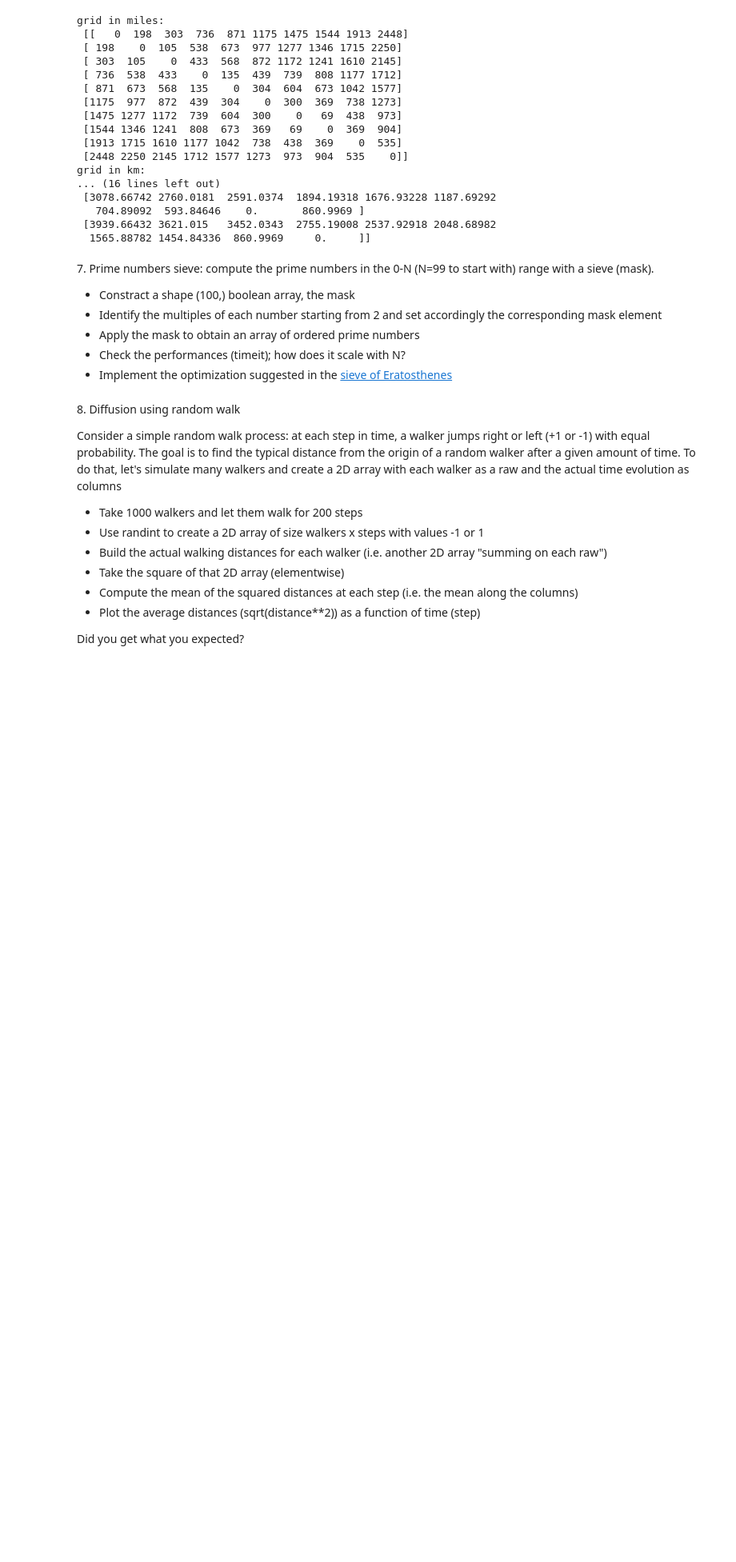
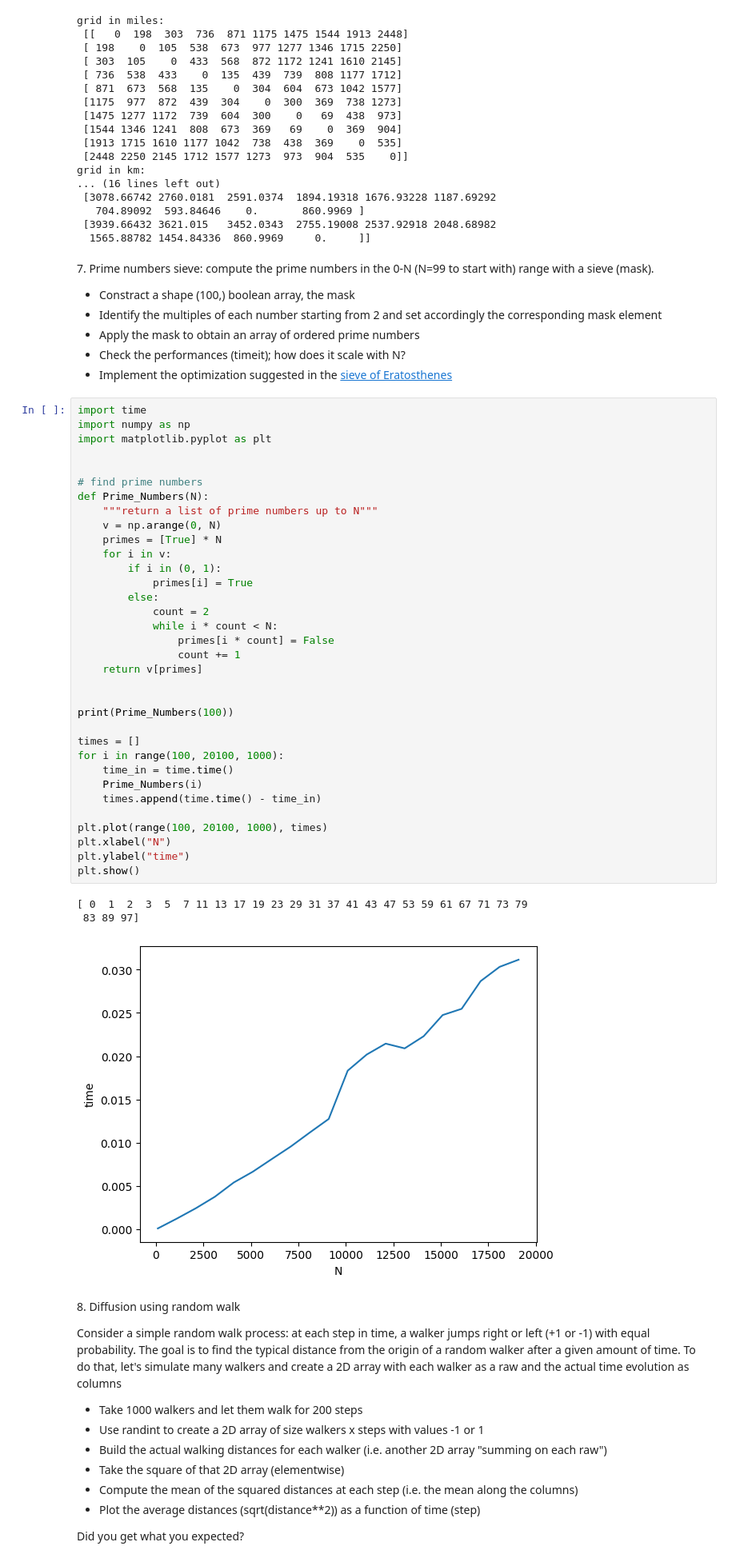
Before and after one commit to NicoloSalimbeni/high_level_programming, a Jupyter notebook: lecture_material/03ex_Numpy.ipynb, the cells around one changed output. Shown at 80% size. Drawn from its saved outputs; the diff is of its cells as text; blank space fills up the shorter version.

```diff
--- a/lecture_material/03ex_Numpy.ipynb
+++ b/lecture_material/03ex_Numpy.ipynb
@@ -249,6 +249,44 @@ grid in km:
   * Apply the mask to obtain an array of ordered prime numbers
   * Check the performances (timeit); how does it scale with N?
   * Implement the optimization suggested in the [sieve of Eratosthenes](https://en.wikipedia.org/wiki/Sieve_of_Eratosthenes)
+# %%
+import time
+import numpy as np
+import matplotlib.pyplot as plt
+
+
+# find prime numbers
+def Prime_Numbers(N):
+    """return a list of prime numbers up to N"""
+    v = np.arange(0, N)
+    primes = [True] * N
+    for i in v:
+        if i in (0, 1):
+            primes[i] = True
+        else:
+            count = 2
+            while i * count < N:
+                primes[i * count] = False
+                count += 1
+    return v[primes]
+
+
+print(Prime_Numbers(100))
+
+times = []
+for i in range(100, 20100, 1000):
+    time_in = time.time()
+    Prime_Numbers(i)
+    times.append(time.time() - time_in)
+
+plt.plot(range(100, 20100, 1000), times)
+plt.xlabel("N")
+plt.ylabel("time")
+plt.show()
+# %% [output]
+[ 0  1  2  3  5  7 11 13 17 19 23 29 31 37 41 43 47 53 59 61 67 71 73 79
+ 83 89 97]
+[figure, added]
 # %% [markdown]
 8\. Diffusion using random walk
 
```
Also changed, not shown: 1 other file.
